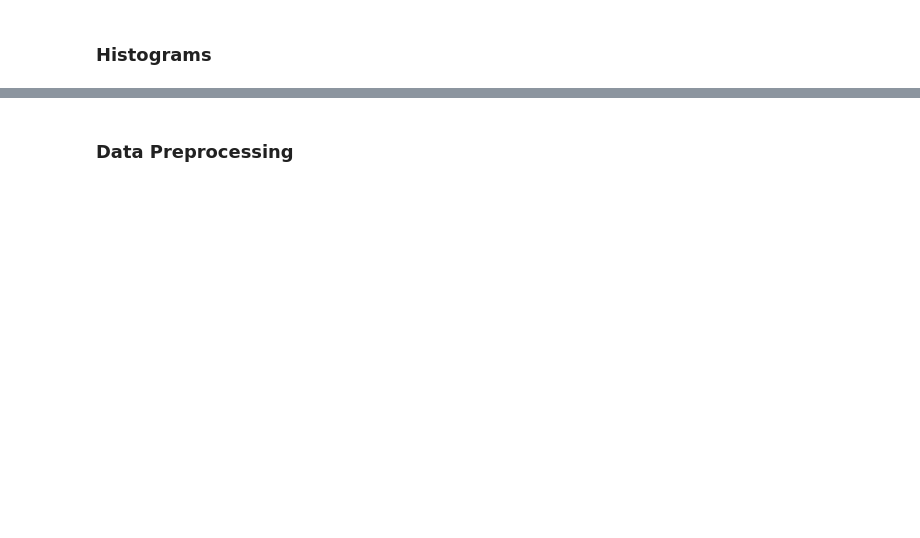
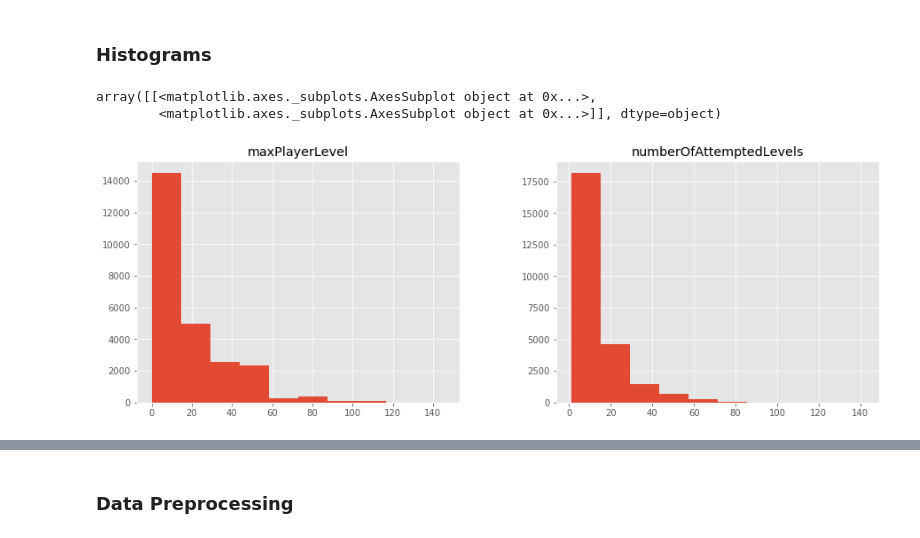
Before and after one commit to vdmitriyev/data-analysis-notebooks, a Jupyter notebook: onlinegame-mlbootcamp-2017/onlinegame-mlbootcamp-2017.ipynb, the cells around one changed output, grey strips where cells are left out. Cells and saved outputs as stored; diff of their text form; code cells hidden in the pictures; blank space fills up the shorter version.

```diff
--- a/onlinegame-mlbootcamp-2017/onlinegame-mlbootcamp-2017.ipynb
+++ b/onlinegame-mlbootcamp-2017/onlinegame-mlbootcamp-2017.ipynb
@@ -100,3 +119,9 @@ dataset[[mapping["X7"], mapping["X8"]]].hist(bins=10, figsize = (10,5))
+# %%
+ds_train_x[["maxPlayerLevel", "numberOfAttemptedLevels"]].hist(bins=10, figsize = (15,5))
+# %% [output]
+array([[<matplotlib.axes._subplots.AxesSubplot object at 0x...>,
+        <matplotlib.axes._subplots.AxesSubplot object at 0x...>]], dtype=object)
+[figure, added]
 # %%
 # try all styles
 # for style in plt.style.available:
```
Also changed, not shown: parts of 19 cells of this notebook, 2 other files.
